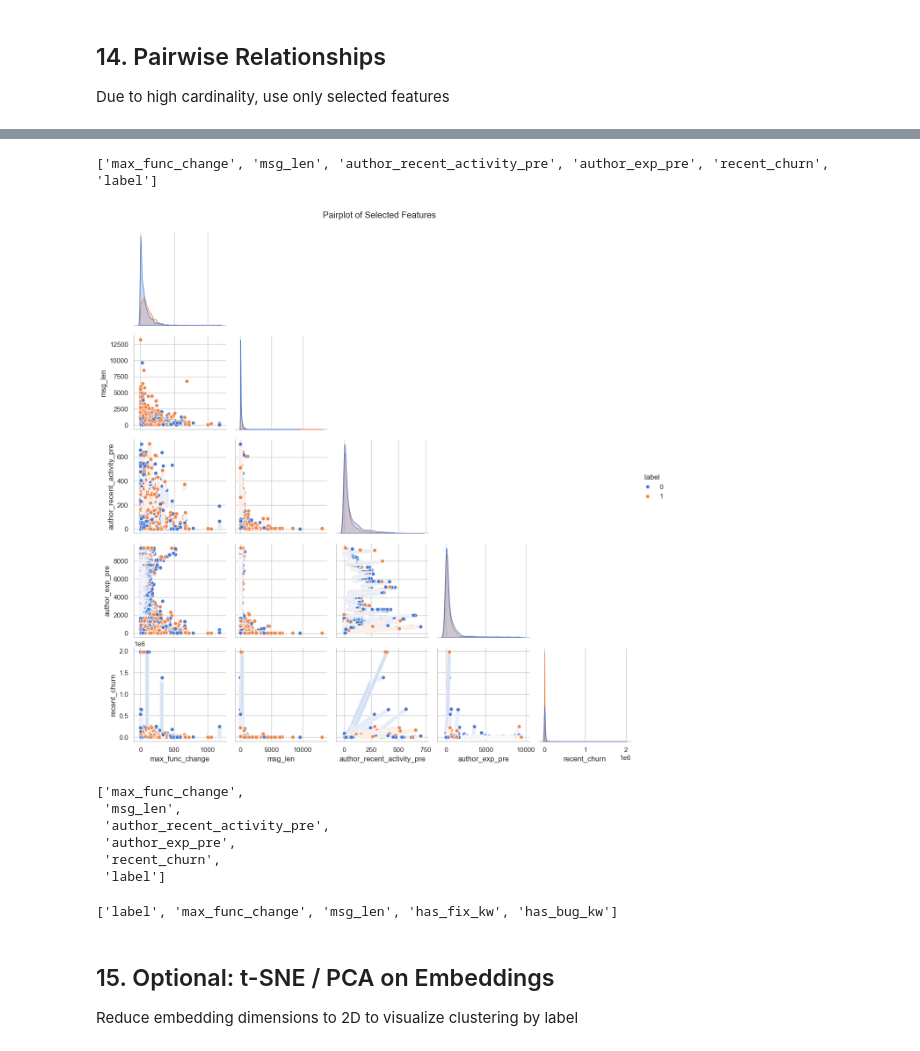
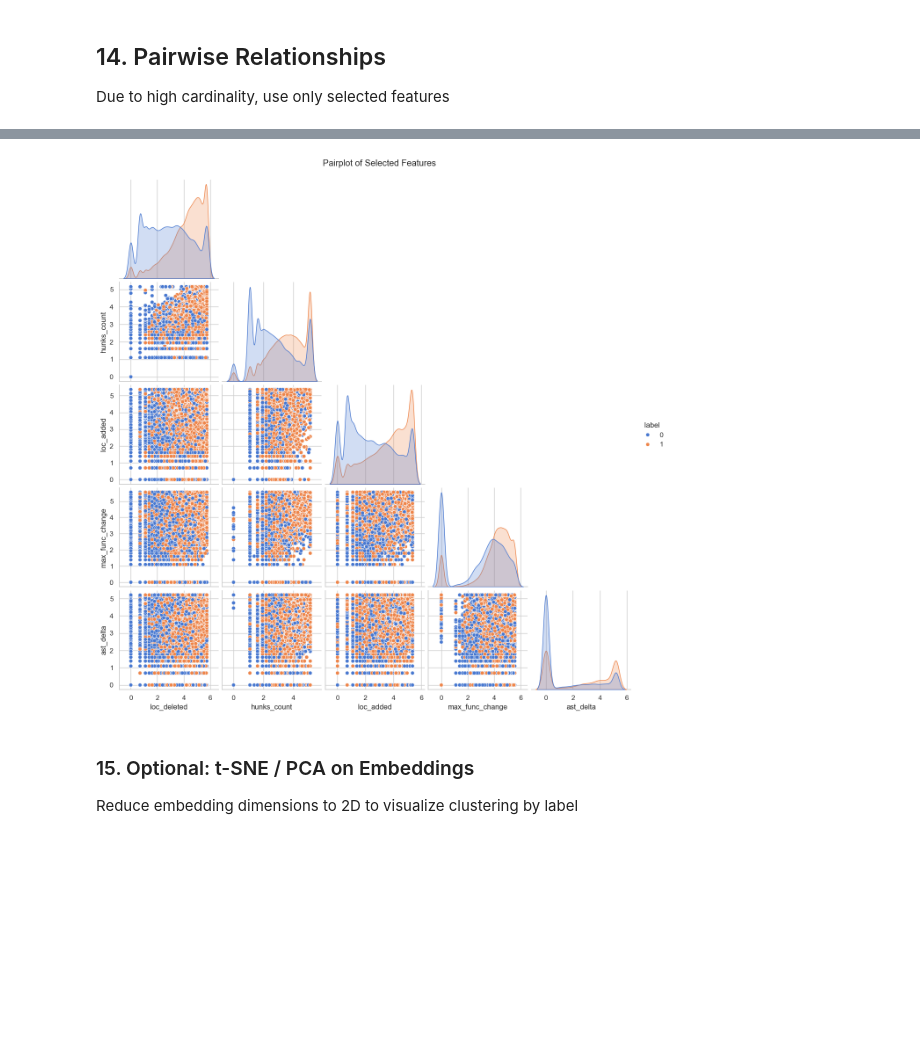
Before and after one commit to FilipMojto/DP_Thesis, a Jupyter notebook: notebooks/04_EDA.ipynb, the cells around one changed output, grey strips where cells are left out. Drawn from its saved outputs; the diff is of its cells as text; code cells hidden in the pictures; blank space fills up the shorter version.

```diff
--- a/notebooks/04_EDA.ipynb
+++ b/notebooks/04_EDA.ipynb
@@ -27,15 +27,15 @@ session_id = random.randint(100, 999)
 
 # Create logger with session ID included
 logger_name = f"{notebook_name}-S{session_id}"
-log = setup_logger(logger_name)
+logger = setup_logger(logger_name)
 
 def log_check(text: str):
-    log.info(f"[EDA CHECK] {text}")
+    logger.info(f"[EDA CHECK] {text}")
 
 def log_result(text: str):
-    log.info(f"[EDA RESULT] {text}")
+    logger.info(f"[EDA RESULT] {text}")
 
-log.info(f"================== Starting notebook: {notebook_name} (Session {session_id}) ==================")
+logger.info(f"================== Starting notebook: {notebook_name} (Session {session_id}) ==================")
 # %% [markdown]
 ## 1.1.2 Setting Up Root
 # %%
@@ -48,12 +48,13 @@ from src_code.config import *
 # %% [markdown]
 ## 1.1.3 Loading Dataset
 # %%
-log.info("Loading the dataset...")
+logger.info("Loading the dataset...")
 import pandas as pd
 import numpy as np
 import seaborn as sns
 
-TRANSFORMED_DF = EXTRACTED_DATA_DIR / "train_labeled_features_partial.feather"
+# TRANSFORMED_DF = EXTRACTED_DATA_DIR / "train_labeled_features_partial.feather"
+TRANSFORMED_DF = PREPROCESSED_DATA_DIR / "train_preprocessed.feather"
 
 # ---- LOAD ----
 df = pd.read_feather(TRANSFORMED_DF)
@@ -594,39 +590,66 @@ Name: label, dtype: float64
 # %%
 # %%
 TOP_FEATURES = 5
 
 # Compute correlations with label
 corr_with_label = df[num_cols + ['label']].corr()['label'].drop('label')  # exclude label itself
 
 # Take top N correlated features
 selected_features = corr_with_label.abs().sort_values(ascending=False).head(TOP_FEATURES).index.to_list()
 
 # Add label back for hue
 selected_features.append('label')
 
-print(selected_features)
+# print(selected_features)
 
-# selected_features = ['loc_added', 'loc_deleted', 'hunks_count', 'max_func_change', 'label']
+# # selected_features = ['loc_added', 'loc_deleted', 'hunks_count', 'max_func_change', 'label']
+# sns.pairplot(df[selected_features], hue='label', corner=True)
+# plt.suptitle("Pairplot of Selected Features", y=1.02)
+# plt.show()
+
+# selected_features
+log_check("Checking Selected Feature Distributions and Correlations... (median, IQR, min, max, overlap)")
+
+# Exclude label for stats
+features_only = selected_features[:-1]
+
+# Log per-feature stats + overlap coefficient
+for feature in features_only:
+    series0 = df[df['label'] == 0][feature].dropna()
+    series1 = df[df['label'] == 1][feature].dropna()
+
+    # Basic stats on full feature
+    median = df[feature].median()
+    Q1 = df[feature].quantile(0.25)
+    Q3 = df[feature].quantile(0.75)
+    IQR = Q3 - Q1
+    min_val, max_val = df[feature].min(), df[feature].max()
+
+    # Overlap between label groups
+    bins = np.histogram_bin_edges(df[feature], bins='auto')
+    hist0, _ = np.histogram(series0, bins=bins, density=True)
+    hist1, _ = np.histogram(series1, bins=bins, density=True)
+    overlap = np.sum(np.minimum(hist0, hist1)) * np.diff(bins)[0]
+
+    log_result(
+        f"{feature} | median={median:.2f}, IQR={IQR:.2f}, min={min_val:.2f}, max={max_val:.2f}, overlap={overlap:.2f}"
+    )
+
+# Log pairwise correlations among selected features (excluding label)
+for i, feat1 in enumerate(features_only):
+    for feat2 in features_only[i+1:]:
+        corr_val = df[[feat1, feat2]].corr().iloc[0,1]
+        log_result(f"Correlation {feat1} & {feat2}: {corr_val:.2f}")
+
+# %%
+# Pairplot for visualization
 sns.pairplot(df[selected_features], hue='label', corner=True)
 plt.suptitle("Pairplot of Selected Features", y=1.02)
 plt.show()
-
-selected_features
 # %% [output]
-['max_func_change', 'msg_len', 'author_recent_activity_pre', 'author_exp_pre', 'recent_churn', 'label']
-[figure, old version]
+[figure, new version]
-['max_func_change',
- 'msg_len',
- 'author_recent_activity_pre',
- 'author_exp_pre',
- 'recent_churn',
- 'label']
-# %%
-print(selected_features)
-# %% [output]
-['label', 'max_func_change', 'msg_len', 'has_fix_kw', 'has_bug_kw']
 # %% [markdown]
-## 15. Optional: t-SNE / PCA on Embeddings
+### 15. Optional: t-SNE / PCA on Embeddings
 
 Reduce embedding dimensions to 2D to visualize clustering by label
 # %%
```
Also changed, not shown: parts of 22 cells of this notebook, 6 other files.
